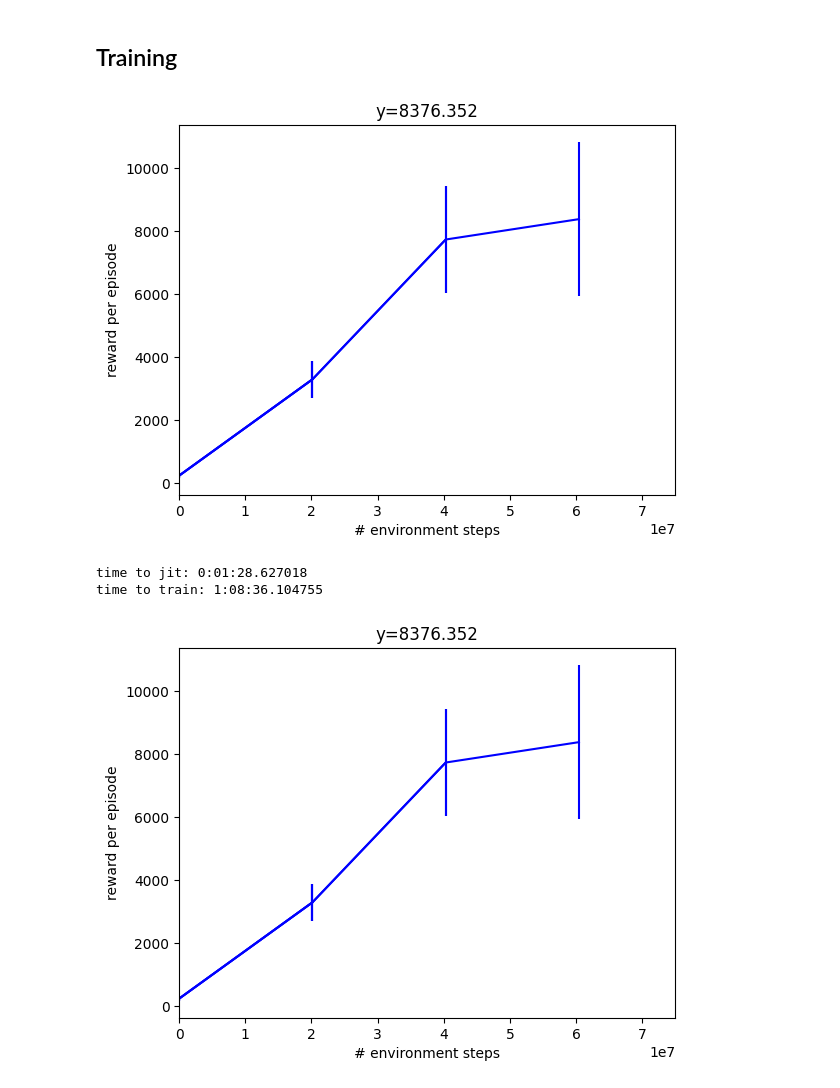
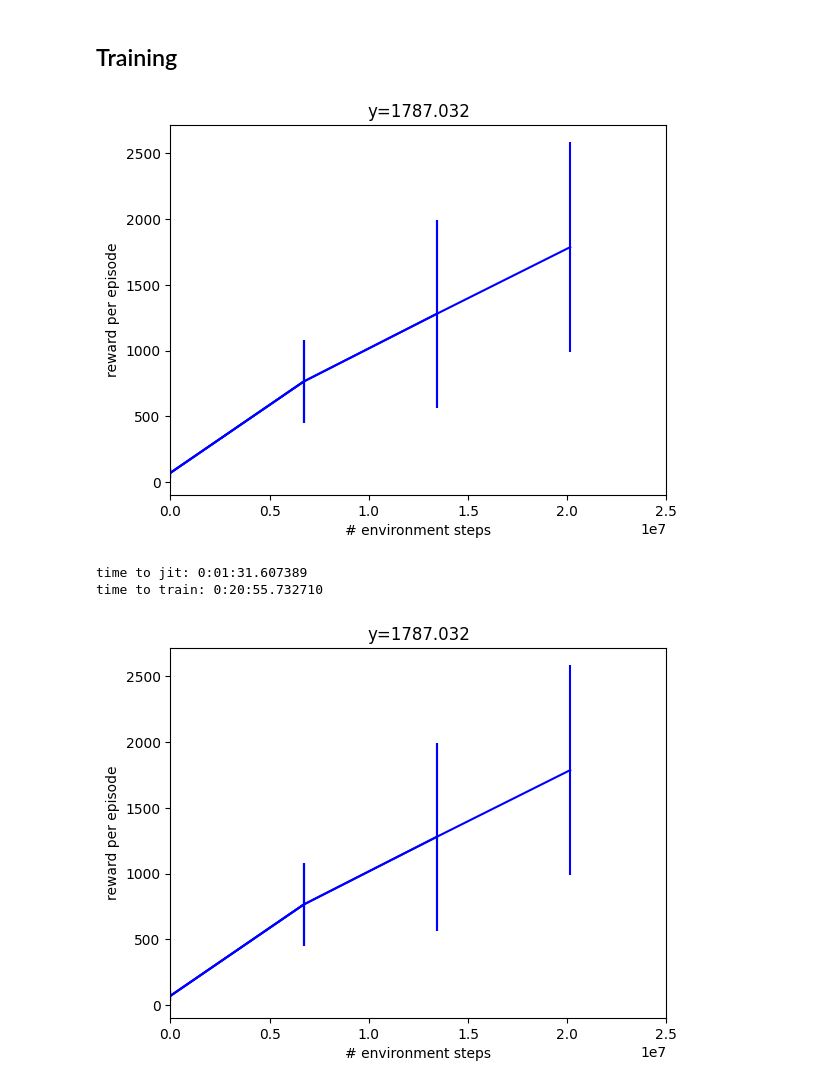
Before and after one commit to nunezal/berryBot, a Jupyter notebook: copy_of_berrybot.ipynb, the cells around one changed output. Saved outputs shown, nothing was run; the diff lists cells and outputs as text; code cells hidden in the pictures.

```diff
--- a/copy_of_berrybot.ipynb
+++ b/copy_of_berrybot.ipynb
@@ -624,7 +662,7 @@ ppo_params = {
     'batch_size': 512,
     'discounting': 0.97,
     'entropy_cost': 0.02,
-    'episode_length': 1000,
+    'episode_length': 500,
     'learning_rate': 0.002,
     'network_factory': {
         'policy_hidden_layer_sizes': (32, 32, 32, 32),
@@ -636,7 +674,7 @@ ppo_params = {
     'num_envs': 2048,
     'num_evals': 4,
     'num_minibatches': 32,
-    'num_timesteps': 60000000,
+    'num_timesteps': 20000000,
     'num_updates_per_batch': 8,
     'reward_scaling': 1.0,
     'unroll_length': 10
@@ -662,37 +700,37 @@ def progress(num_steps, metrics):
   plt.errorbar(x_data, y_data, yerr=y_dataerr, color="blue")
 
   display(plt.gcf())
 
 ppo_training_params = dict(ppo_params)
 network_factory = ppo_networks.make_ppo_networks
 if "network_factory" in ppo_training_params:
 
   network_factory = functools.partial(
       ppo_networks.make_ppo_networks,
       **ppo_training_params["network_factory"]
   )
 
   del ppo_training_params["network_factory"]
 
 train_fn = functools.partial(
     ppo.train, **dict(ppo_training_params),
     network_factory=network_factory,
     progress_fn=progress,
     seed=1
 )
 
 
 make_inference_fn, params, metrics = train_fn(
     environment=env,
     wrap_env_fn=wrapper.wrap_for_brax_training,
 )
 print(f"time to jit: {times[1] - times[0]}")
 print(f"time to train: {times[-1] - times[1]}")
 # %% [output]
-[figure, old version]
+[figure, new version]
-time to jit: 0:01:28.627018
-time to train: 1:08:36.104755
+time to jit: 0:01:31.607389
+time to train: 0:20:55.732710
-[figure, old version]
+[figure, new version]
 # %%
 jit_reset = jax.jit(env.reset)
 jit_step = jax.jit(env.step)
```
Also changed, not shown: parts of 4 cells of this notebook.
